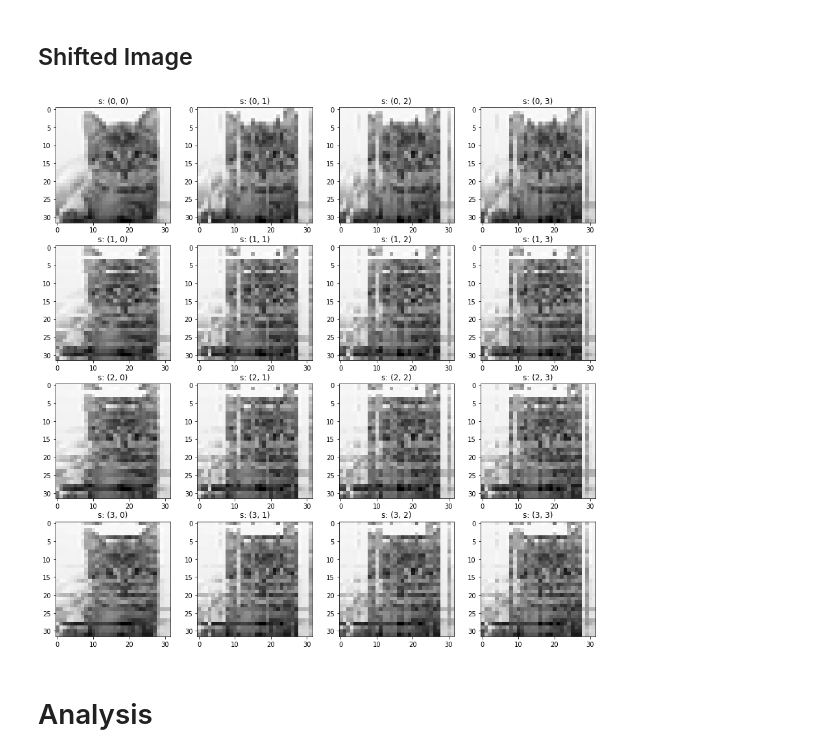
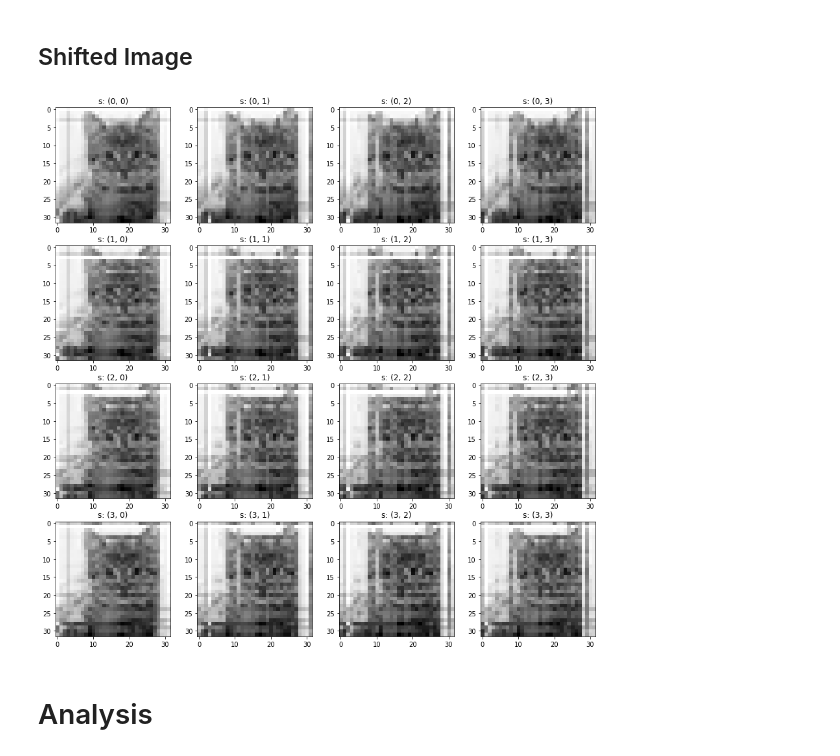
Before and after one commit to rstanuwijaya/jensen-lab-analysis, a Jupyter notebook: demo/gdi_simulation/gdi_simulation.ipynb, the cells around one changed output. Saved outputs shown, nothing was run; the diff lists cells and outputs as text; code cells hidden in the pictures.

```diff
--- a/demo/gdi_simulation/gdi_simulation.ipynb
+++ b/demo/gdi_simulation/gdi_simulation.ipynb
@@ -400,28 +400,28 @@ plt.show()
 # %%
 # shifted image simulation
 
 path = './data/cat.png'
 slm_res = (32, 32)
 camera_res = (8, 8)
 mac_res = (4, 4)
 shift = (0, 0)
 n = 16
-sigma = 0
+sigma = 1
 
 fig, axs = plt.subplots(4, 4, figsize=(15, 15))
 
 avg = np.zeros(mac_res)
 for i in range(4):
     for j in range(4):
         shift = (i, j)
         sim = GhostSimulator(path, slm_res, camera_res, mac_res, n, shift=shift, sigma=sigma, method='zigzag')
         cnt = sim.run_simulation()
         avg[i, j] = np.average(sim.G2.flatten())
         ax = axs[i, j]
         axs[i, j].set_title(f"s: {shift}")
         axs[i, j].imshow(np.abs(sim.G2), vmax=sim.T.flatten().max(), cmap='gray')
 # %% [output]
-[figure, old version]
+[figure, new version]
 # %% [markdown]
 # Analysis
 # %% [markdown]
```
Also changed, not shown: parts of 1 cell of this notebook, 4 other files.
